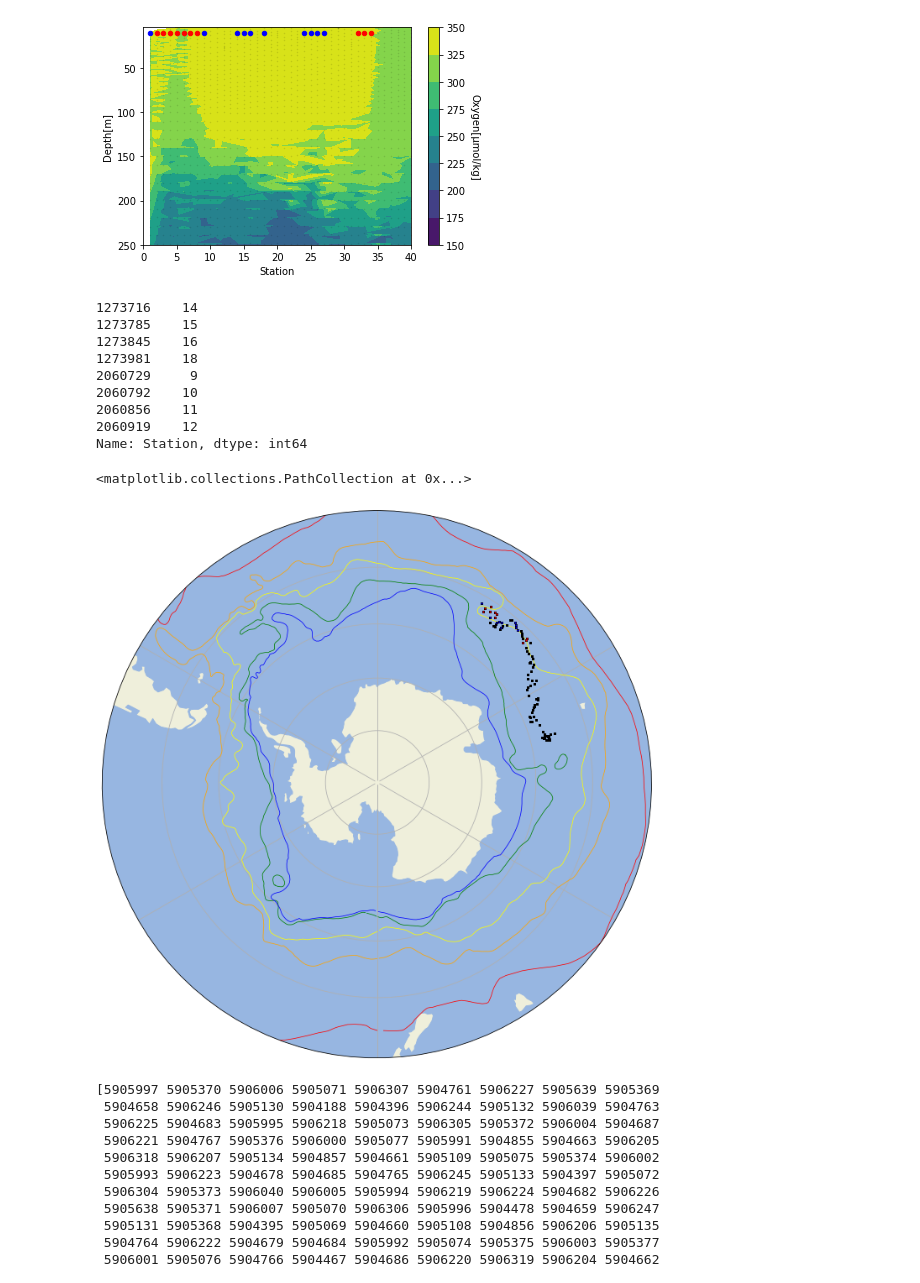
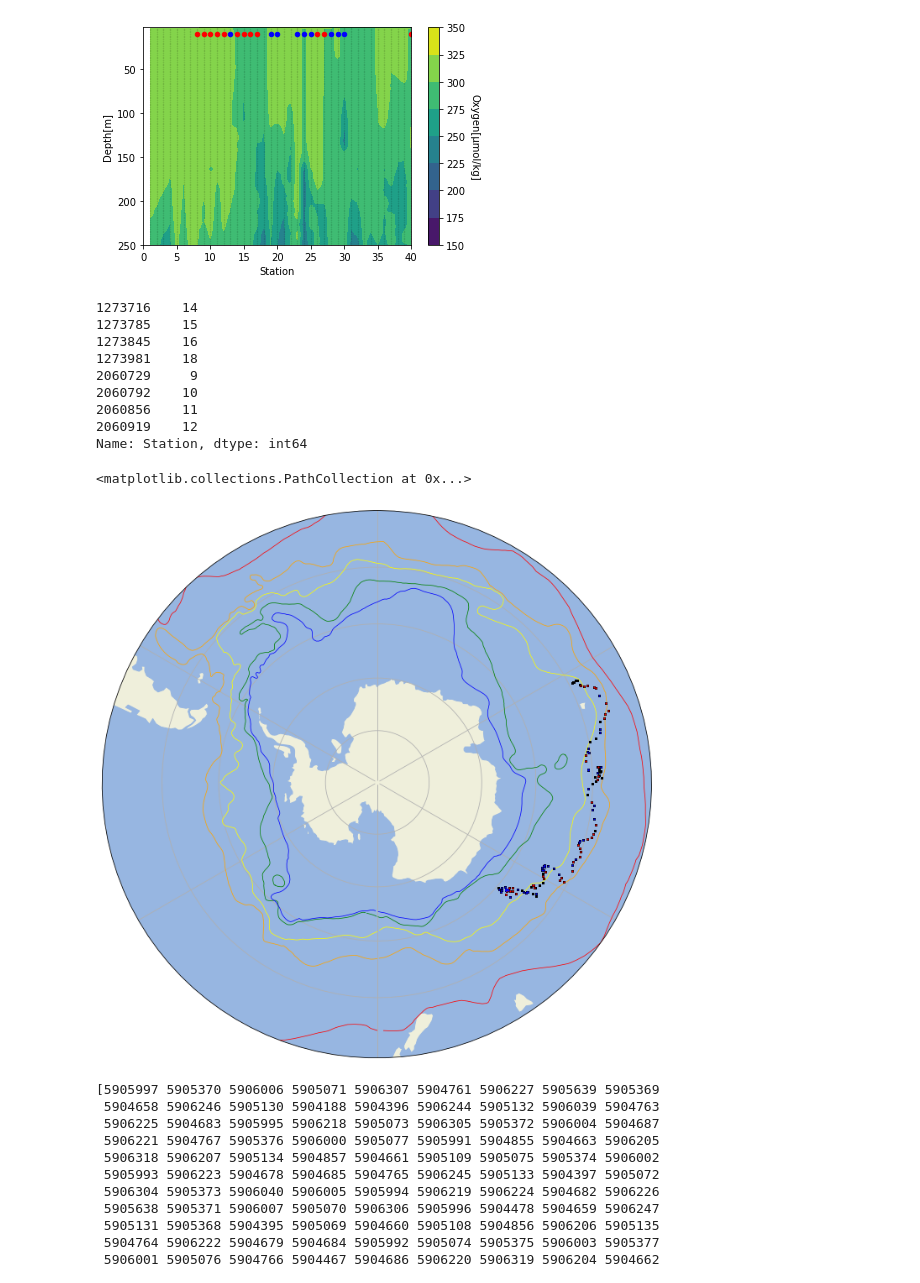
Before and after one commit to Williams-OBGC-Lab/SOCCOM_eddy, a Jupyter notebook: eddy_contour_plots.ipynb, the cells around one changed output. Saved outputs shown, nothing was run; the diff lists cells and outputs as text; code cells hidden in the pictures.

```diff
--- a/eddy_contour_plots.ipynb
+++ b/eddy_contour_plots.ipynb
@@ -128,17 +128,17 @@ def ctr_plot (df, df_eddy, float_ID, x_var, y_var, z_var,duplicates):
 
     return plt.show(), eddy_ID_cyclonic, eddy_ID_anticyclonic
 # %%
-float_ID = 5906030
+float_ID = 5905073
 x_var = 'Station'
 y_var = 'Depth[m]'
 z_var = oxygen
 duplicates = []
 
 test = ctr_plot(SOCCOM, SOCCOM_eddy, float_ID, x_var, y_var, z_var, duplicates ==True)
 
 print(SOCCOM_eddy['Station'].loc[SOCCOM_eddy['eddy_ID'] == 182518])
 # %% [output]
-[figure, old version]
+[figure, new version]
 1273716    14
 1273785    15
 1273845    16
@@ -196,7 +196,7 @@ plt.scatter(eddy_ID_cyclonic['Lon [°E]'], eddy_ID_cyclonic['Lat [°N]'],c='red'
 plt.scatter(eddy_ID_anticyclonic['Lon [°E]'], eddy_ID_anticyclonic['Lat [°N]'],c='blue', edgecolor = 'blue', transform=ccrs.PlateCarree(), s=1, zorder=1001)
 # %% [output]
 <matplotlib.collections.PathCollection at 0x...>
-[figure, old version]
+[figure, new version]
 # %%
 floatID_ed = SOCCOM_eddy['Cruise'].unique()  # cruise col is float_id
 
```
Also changed, not shown: parts of 5 cells of this notebook.
